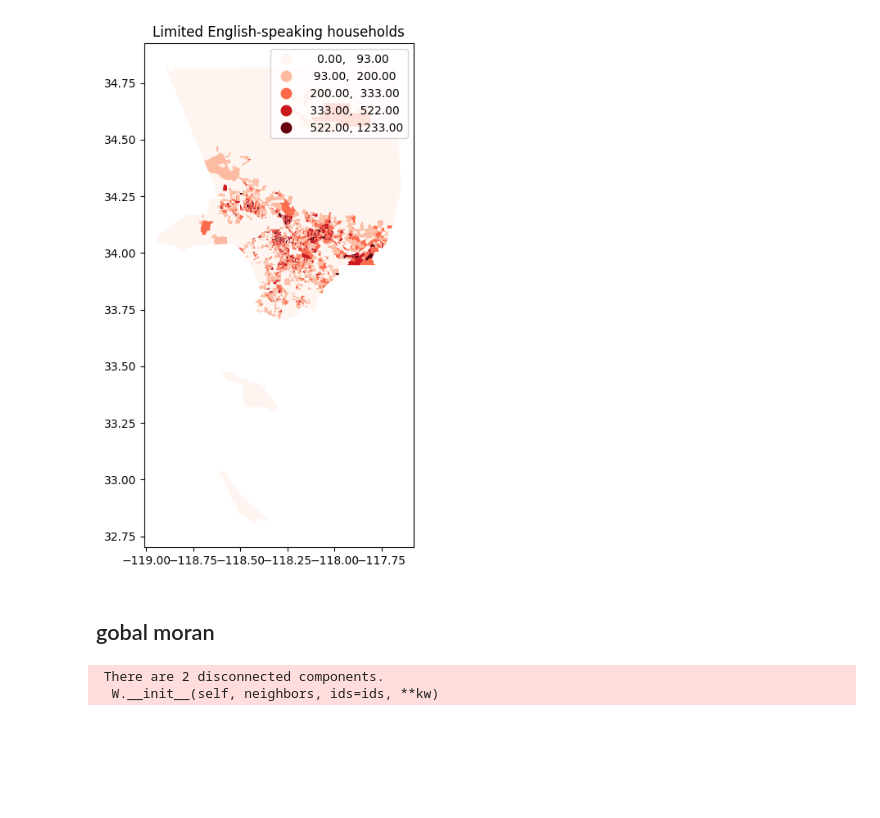
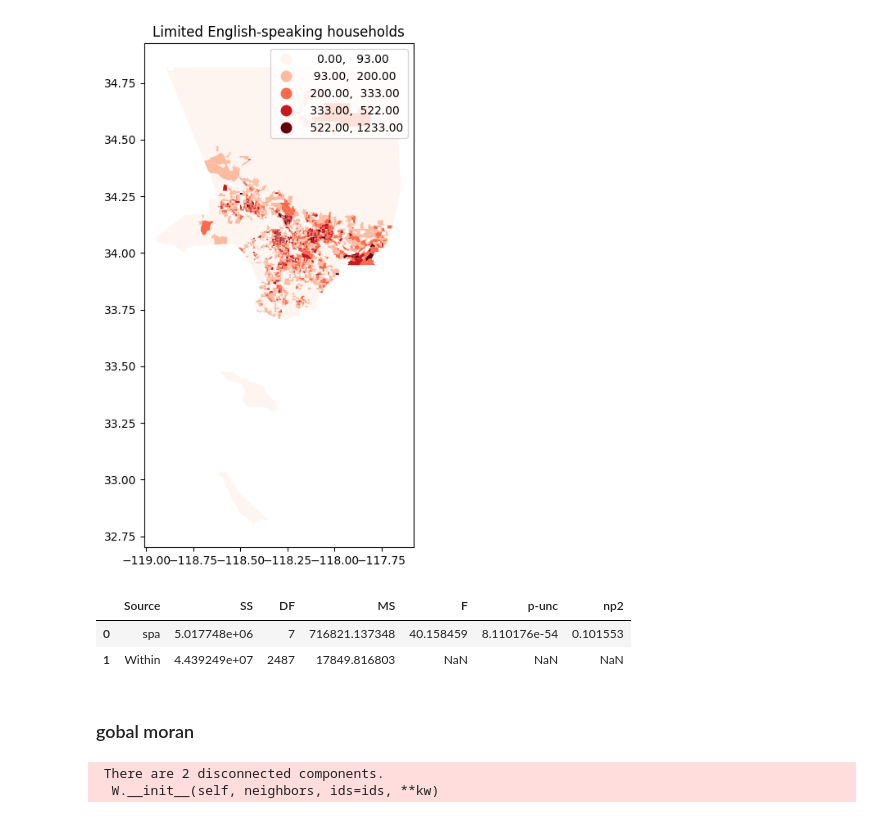
Before and after one commit to sujiatong/calteknet, a Jupyter notebook: English_interelation.ipynb, the cells around one changed output. Drawn from its saved outputs; the diff is of its cells as text; code cells hidden in the pictures; blank space fills up the shorter version.

```diff
--- a/English_interelation.ipynb
+++ b/English_interelation.ipynb
@@ -215,8 +222,19 @@ merge_lim_eng.plot(column = 'S1602_C03_001E', scheme='fisher_jenks', cmap='Reds'
 # %% [output]
 Text(0.5, 1.0, 'Limited English-speaking households')
 [figure]
+# %%
+aov = pg.anova(dv='S1602_C03_001E', between='spa', data=merge_lim_eng,
+               detailed=True)
+
+#Estimate!!Percent limited English-speaking households!!All households
+
+aov
+# %% [output]
+|  | Source | SS | DF | MS | F | p-unc | np2 |
+| 0 | spa | 5.017748e+06 | 7 | 716821.137348 | 40.158459 | 8.110176e-54 | 0.101553 |
+| 1 | Within | 4.439249e+07 | 2487 | 17849.816803 | NaN | NaN | NaN |
 # %% [markdown]
-## gobal moran
+### gobal moran
 # %%
 y_lim = merge_lim_eng['S1602_C03_001E'].values
 w_lim = weights.Queen.from_dataframe(merge_lim_eng)
```
Also changed, not shown: parts of 22 cells of this notebook.
